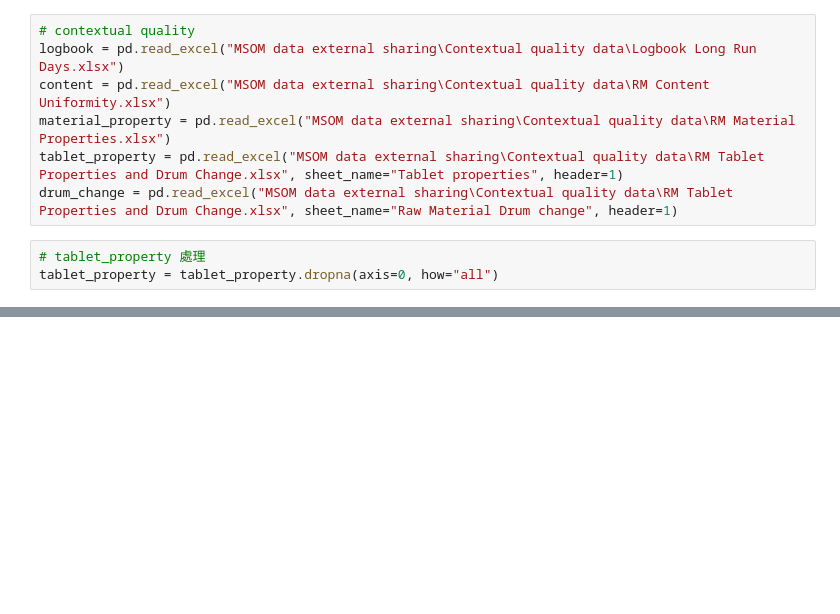
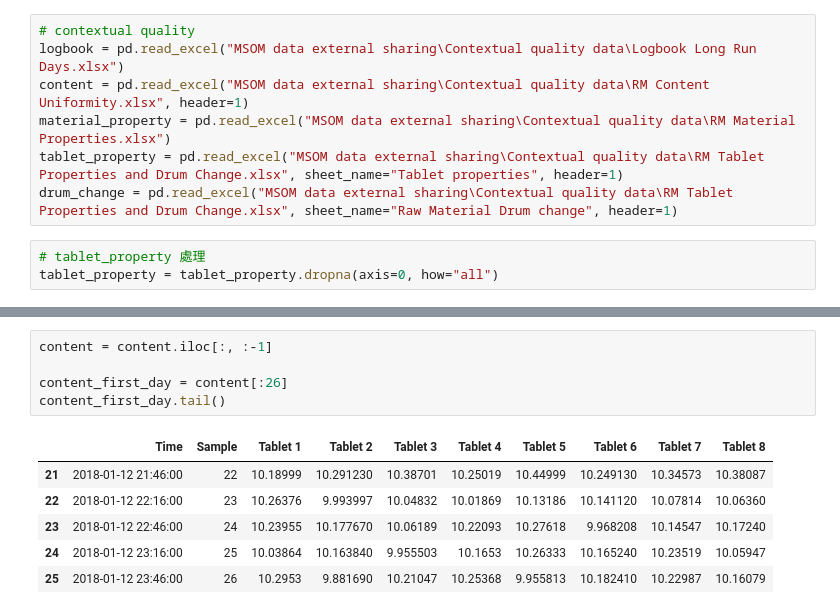
Before and after one commit to dcde22345/MOSM_Data_Driven_Challenge, a Jupyter notebook: dev.ipynb, the cells around one changed output, grey strips where cells are left out. Cells and saved outputs as stored; diff of their text form; blank space fills up the shorter version.

Commit message:
set process data batch completed

```diff
--- a/dev.ipynb
+++ b/dev.ipynb
@@ -37,7 +44,7 @@ pressor = pressor.dropna(subset=['TimeStamp'], how="any")
 # %%
 # contextual quality
 logbook = pd.read_excel("MSOM data external sharing\Contextual quality data\Logbook Long Run Days.xlsx")
-content = pd.read_excel("MSOM data external sharing\Contextual quality data\RM Content Uniformity.xlsx")
+content = pd.read_excel("MSOM data external sharing\Contextual quality data\RM Content Uniformity.xlsx", header=1)
 material_property = pd.read_excel("MSOM data external sharing\Contextual quality data\RM Material Properties.xlsx")
 tablet_property = pd.read_excel("MSOM data external sharing\Contextual quality data\RM Tablet Properties and Drum Change.xlsx", sheet_name="Tablet properties", header=1)
 drum_change = pd.read_excel("MSOM data external sharing\Contextual quality data\RM Tablet Properties and Drum Change.xlsx", sheet_name="Raw Material Drum change", header=1)
@@ -165,0 +255,12 @@ time_set
+# %%
+content = content.iloc[:, :-1]
+
+content_first_day = content[:26]
+content_first_day.tail()
+# %% [output]
+|  | Time | Sample | Tablet 1 | Tablet 2 | Tablet 3 | Tablet 4 | Tablet 5 | Tablet 6 | Tablet 7 | Tablet 8 |
+| 21 | 2018-01-12 21:46:00 | 22 | 10.18999 | 10.291230 | 10.38701 | 10.25019 | 10.44999 | 10.249130 | 10.34573 | 10.38087 |
+| 22 | 2018-01-12 22:16:00 | 23 | 10.26376 | 9.993997 | 10.04832 | 10.01869 | 10.13186 | 10.141120 | 10.07814 | 10.06360 |
+| 23 | 2018-01-12 22:46:00 | 24 | 10.23955 | 10.177670 | 10.06189 | 10.22093 | 10.27618 | 9.968208 | 10.14547 | 10.17240 |
+| 24 | 2018-01-12 23:16:00 | 25 | 10.03864 | 10.163840 | 9.955503 | 10.1653 | 10.26333 | 10.165240 | 10.23519 | 10.05947 |
+| 25 | 2018-01-12 23:46:00 | 26 | 10.2953 | 9.881690 | 10.21047 | 10.25368 | 9.955813 | 10.182410 | 10.22987 | 10.16079 |
```
Also changed, not shown: parts of 12 cells of this notebook, 1 other file.
